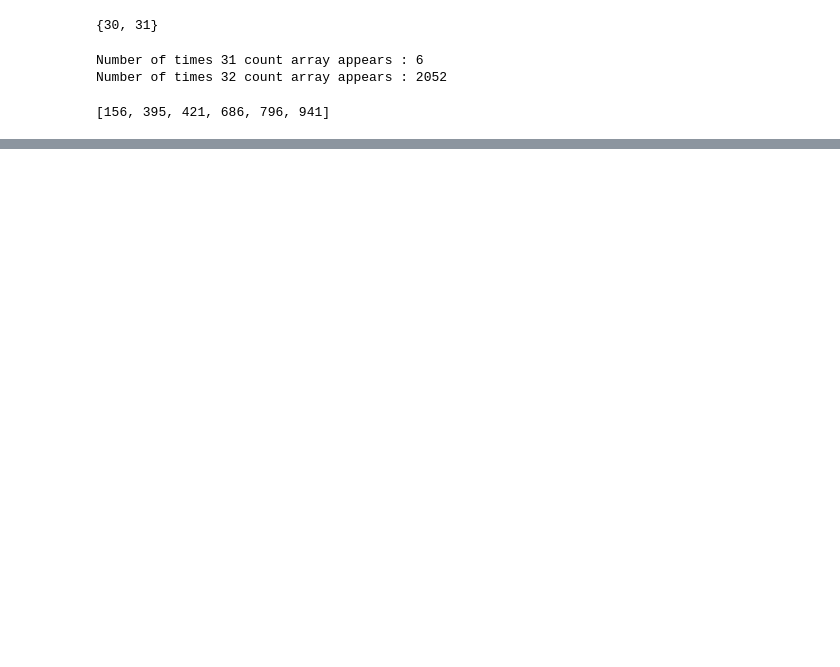
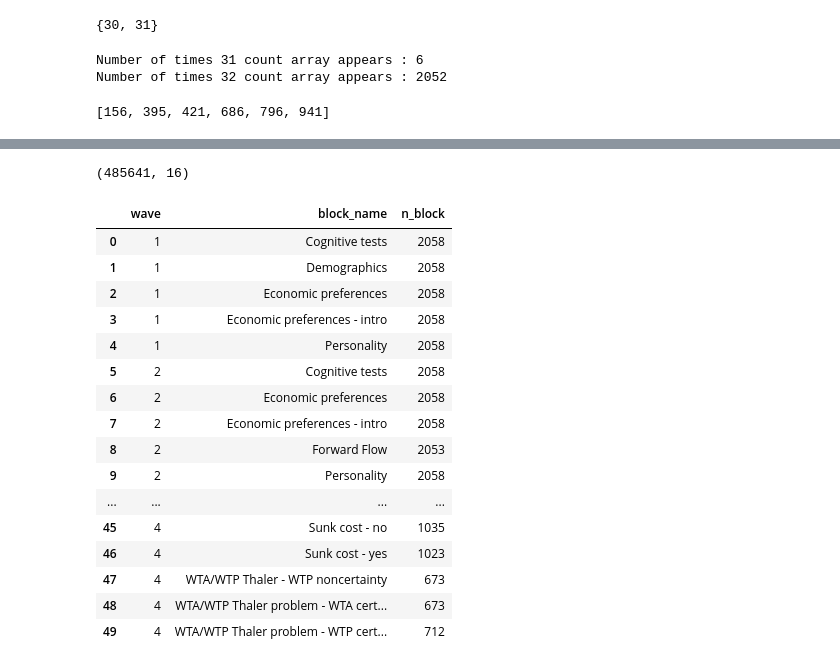
Before and after one commit to yashMaheshBangera/large-behavior-model-twin2k, a Jupyter notebook: notebooks/01_explore.ipynb, the cells around one changed output, grey strips where cells are left out. Drawn from its saved outputs; the diff is of its cells as text; code cells hidden in the pictures; blank space fills up the shorter version.

```diff
--- a/notebooks/01_explore.ipynb
+++ b/notebooks/01_explore.ipynb
@@ -237,0 +152,30 @@ current_persona_0
+# %%
+parsed_questions_df.shape
+# %% [output]
+(485641, 16)
+# %%
+block_n = (
+    parsed_questions_df.groupby(["wave", "block_name"])["pid"]
+    .nunique()
+    .reset_index(name="n_block")
+)
+# %%
+block_n
+# %% [output]
+|  | wave | block_name | n_block |
+| 0 | 1 | Cognitive tests | 2058 |
+| 1 | 1 | Demographics | 2058 |
+| 2 | 1 | Economic preferences | 2058 |
+| 3 | 1 | Economic preferences - intro | 2058 |
+| 4 | 1 | Personality | 2058 |
+| 5 | 2 | Cognitive tests | 2058 |
+| 6 | 2 | Economic preferences | 2058 |
+| 7 | 2 | Economic preferences - intro | 2058 |
+| 8 | 2 | Forward Flow | 2053 |
+| 9 | 2 | Personality | 2058 |
+| ... | ... | ... | ... |
+| 45 | 4 | Sunk cost - no | 1035 |
+| 46 | 4 | Sunk cost - yes | 1023 |
+| 47 | 4 | WTA/WTP Thaler - WTP noncertainty | 673 |
+| 48 | 4 | WTA/WTP Thaler problem - WTA cert... | 673 |
+| 49 | 4 | WTA/WTP Thaler problem - WTP cert... | 712 |
```
Also changed, not shown: parts of 48 cells of this notebook.
